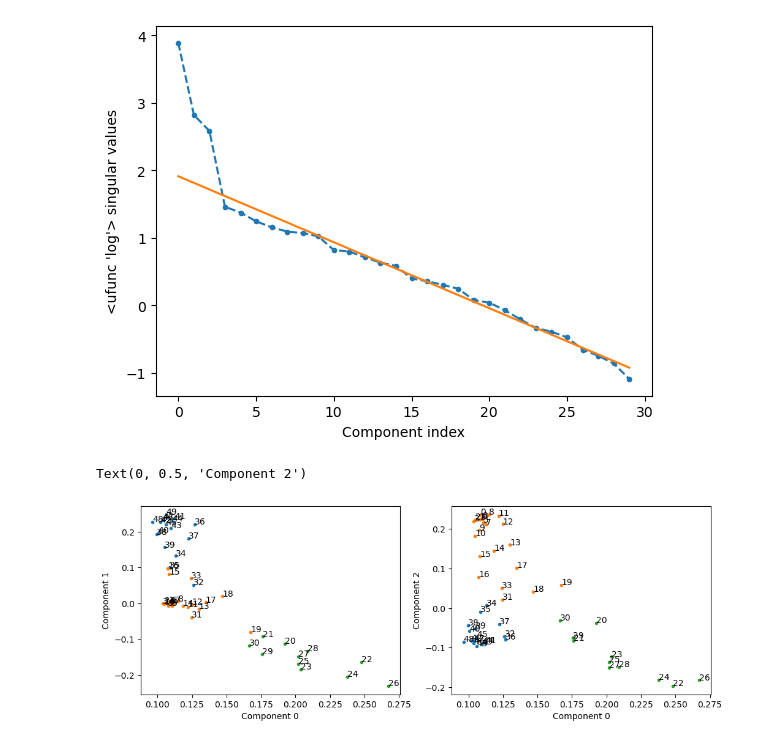
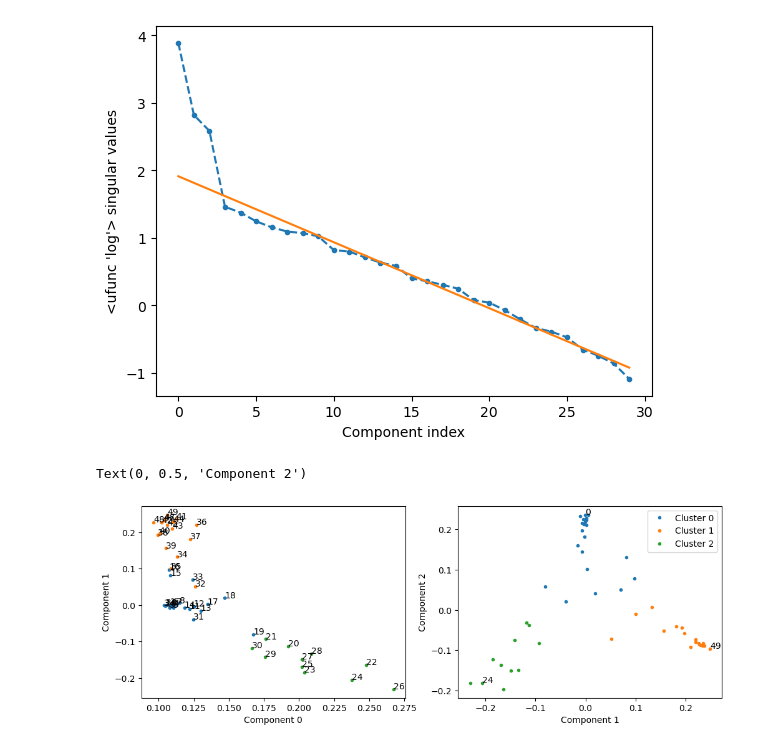
Before and after one commit to swaldherr/podomics, a Jupyter notebook: Tutorial.ipynb, the cells around one changed output. Cells and saved outputs as stored; diff of their text form; code cells hidden in the pictures.

Commit message:
Improved labelling in plot_features method, added documentation.

```diff
--- a/Tutorial.ipynb
+++ b/Tutorial.ipynb
@@ -117,15 +121,16 @@ pod.plot_singular_values(trafo=np.log, fit_line=0.7)
 [figure]
 # %%
 fig, axs = pyplot.subplots(1, 2, figsize=(12,4))
-pod.plot_features(axs[0], components=(0, 1), labels=True)
-pod.plot_features(axs[1], components=(0, 2), labels=True)
+pod.plot_features(axs[0], components=(0, 1), annotate=True)
+pod.plot_features(axs[1], components=(1, 2), annotate=['0', '24', '49'], labels='cluster')
+axs[1].legend()
 axs[0].set_xlabel("Component 0")
 axs[0].set_ylabel("Component 1")
-axs[1].set_xlabel("Component 0")
+axs[1].set_xlabel("Component 1")
 axs[1].set_ylabel("Component 2")
 # %% [output]
 Text(0, 0.5, 'Component 2')
-[figure, old version]
+[figure, new version]
 # %%
 average_weights = pod.interpolate_sample_weights()
 average_weights
```
Also changed, not shown: parts of 11 cells of this notebook, 1 other file.
